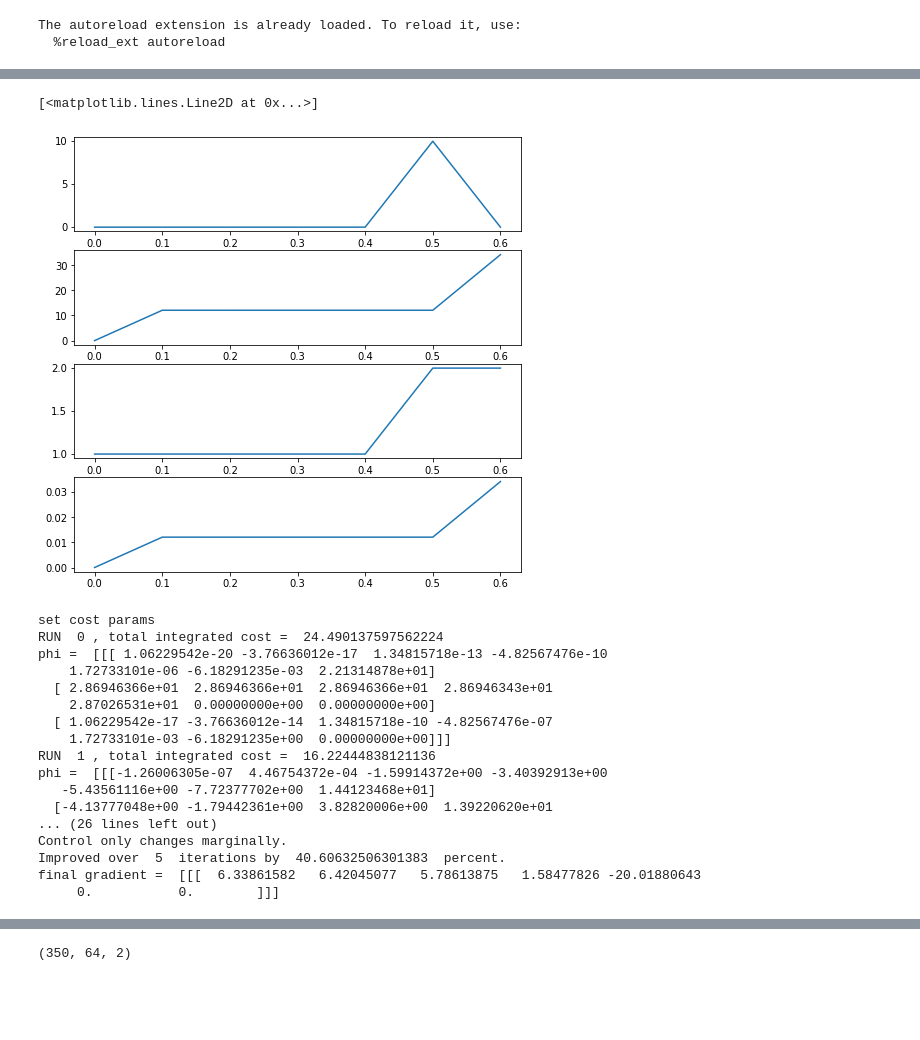
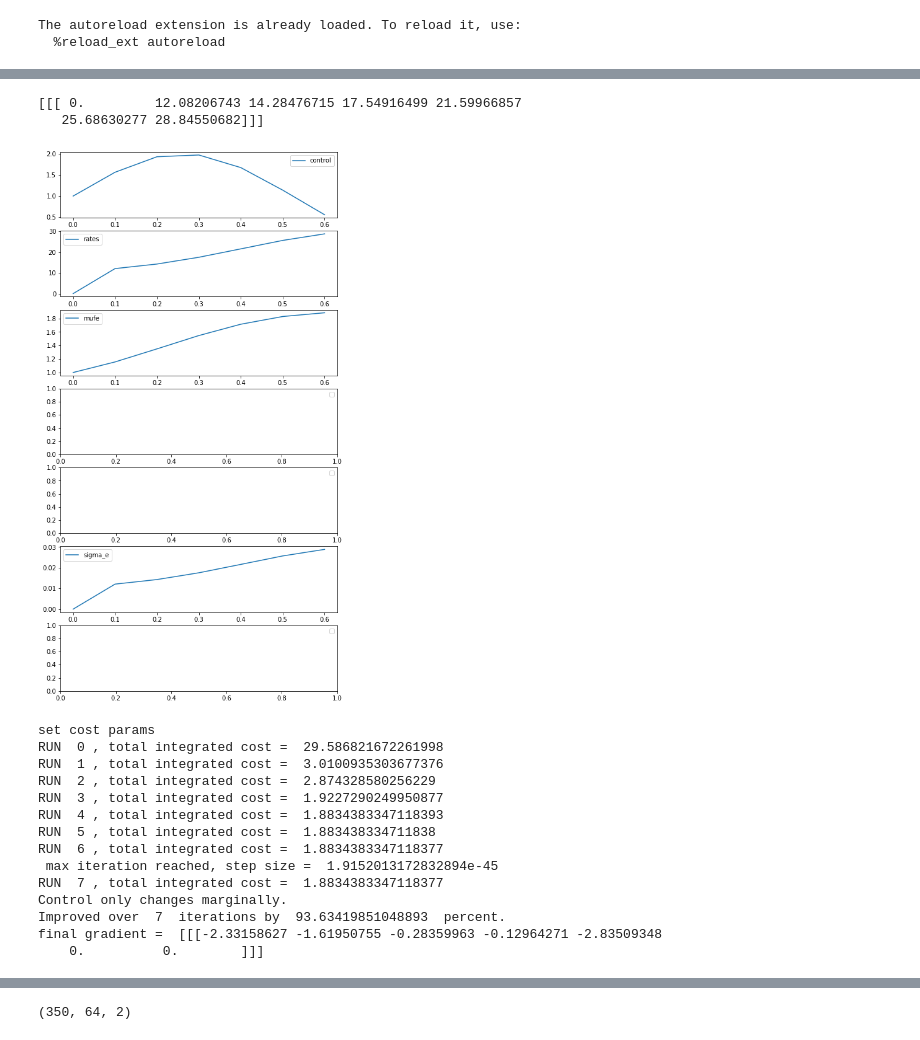
Before and after one commit to lenasal/neurolib, a Jupyter notebook: simp/b.ipynb, the cells around one changed output, grey strips where cells are left out. Cells and saved outputs as stored; diff of their text form; code cells hidden in the pictures; blank space fills up the shorter version.

```diff
--- a/simp/b.ipynb
+++ b/simp/b.ipynb
@@ -36,21 +36,28 @@ test_step = 1e-12
 dur = 0.6
 
 a.params.duration = dur
+a.params.ext_exc_current = 2.
 
 target = a.getZeroTarget()
 control1 = a.getZeroControl()
 
-control1[0,0,5] += 10.
-#control1[0,0,:] += np.sin(6.*np.arange(0,dur+a.params.dt,a.params.dt))
+control1[0,0,:] += 1.
+control1[0,0,:] += np.sin(6.*np.arange(0,dur+a.params.dt,a.params.dt))
 
 a.run(control=control1)
 
-target[:,0,:] = a.rates_exc[:,:]
+target[:,0,:] = a.state["rates_exc"][0,:]
+
+fig, axes = plt.subplots(7, figsize=(8, 16))
+axes[0].plot(a.t, control1[0,0,:], label="control")
+axes[1].plot(a.t, a.state["rates_exc"][0,:], label="rates")
+axes[2].plot(a.t, a.state["mufe"][0,:], label="mufe")
+#axes[3].plot(a.t, a.state["seem"][0,:], label="seem")
+#axes[4].plot(a.t, a.state["seev"][0,:], label="seev")
+axes[5].plot(a.t, a.state["sigmae_f"][0,:], label="sigma_e")
+#axes[6].plot(a.t, a.state["tau_exc"][0,:], label="tau_exc")
+for i in range(7):
+    axes[i].legend()
+
 print(target)
-
-fig, axes = plt.subplots(4, figsize=(8, 8))
-axes[0].plot(a.t, control1[0,0,:])
-axes[1].plot(a.t, a.state["rates_exc"][0,:])
-axes[2].plot(a.t, a.state["mufe"][0,:])
-axes[3].plot(a.t, a.state["sigmae_f"][0,:])
 # %% [output]
@@ -59,39 +67,37 @@ axes[3].plot(a.t, a.state["sigmae_f"][0,:])
-[<matplotlib.lines.Line2D at 0x...>]
+[[[ 0.         12.08206743 14.28476715 17.54916499 21.59966857
+   25.68630277 28.84550682]]]
-[figure, old version]
+[figure, new version]
 # %%
 max_cntrl = 100. * 5.
 start_step = 100.
 cost_params = [1.0, 2.0, 0.0]
 
-init_state_vars = np.array( [a.params.rates_exc_init, a.params.mufe_init] )
+init_state_vars = np.array( [a.params.rates_exc_init, a.params.mufe_init, a.params.seem_init, a.params.seev_init] )
 cost.setParams(cost_params[0], cost_params[1], cost_params[2])
 
 control2 = a.getZeroControl()
 #control2 += 1.
 
-max_it = 20
+max_it = 80
 
 A1_bestControlA, A1_bestStateA, A1_costA, runtime = a.A1(control2, target, c_scheme, u_mat, u_scheme,
         max_iteration_ = max_it, tolerance_ = tol, startStep_ = start_step, max_control_ = max_cntrl,
         t_sim_ = dur, t_sim_pre_ = dur_pre, t_sim_post_ = dur_post)
 # %% [output]
 set cost params
-RUN  0 , total integrated cost =  24.490137597562224
-phi =  [[[ 1.06229542e-20 -3.76636012e-17  1.34815718e-13 -4.82567476e-10
-    1.72733101e-06 -6.18291235e-03  2.21314878e+01]
-  [ 2.86946366e+01  2.86946366e+01  2.86946366e+01  2.86946343e+01
-    2.87026531e+01  0.00000000e+00  0.00000000e+00]
-  [ 1.06229542e-17 -3.76636012e-14  1.34815718e-10 -4.82567476e-07
-    1.72733101e-03 -6.18291235e+00  0.00000000e+00]]]
-RUN  1 , total integrated cost =  16.22444838121136
-phi =  [[[-1.26006305e-07  4.46754372e-04 -1.59914372e+00 -3.40392913e+00
-   -5.43561116e+00 -7.72377702e+00  1.44123468e+01]
-  [-4.13777048e+00 -1.79442361e+00  3.82820006e+00  1.39220620e+01
-... (26 lines left out)
+RUN  0 , total integrated cost =  29.586821672261998
+RUN  1 , total integrated cost =  3.0100935303677376
+RUN  2 , total integrated cost =  2.874328580256229
+RUN  3 , total integrated cost =  1.9227290249950877
+RUN  4 , total integrated cost =  1.8834383347118393
+RUN  5 , total integrated cost =  1.883438334711838
+RUN  6 , total integrated cost =  1.8834383347118377
+ max iteration reached, step size =  1.9152013172832894e-45
+RUN  7 , total integrated cost =  1.8834383347118377
 Control only changes marginally.
-Improved over  5  iterations by  40.60632506301383  percent.
-final gradient =  [[[  6.33861582   6.42045077   5.78613875   1.58477826 -20.01880643
-     0.           0.        ]]]
+Improved over  7  iterations by  93.63419851048893  percent.
+final gradient =  [[[-2.33158627 -1.61950755 -0.28359963 -0.12964271 -2.83509348
+    0.          0.        ]]]
 # %%
 #1.5130136397445144
 print(A1_bestControlA)
```
Also changed, not shown: parts of 5 cells of this notebook, 1 other file.
